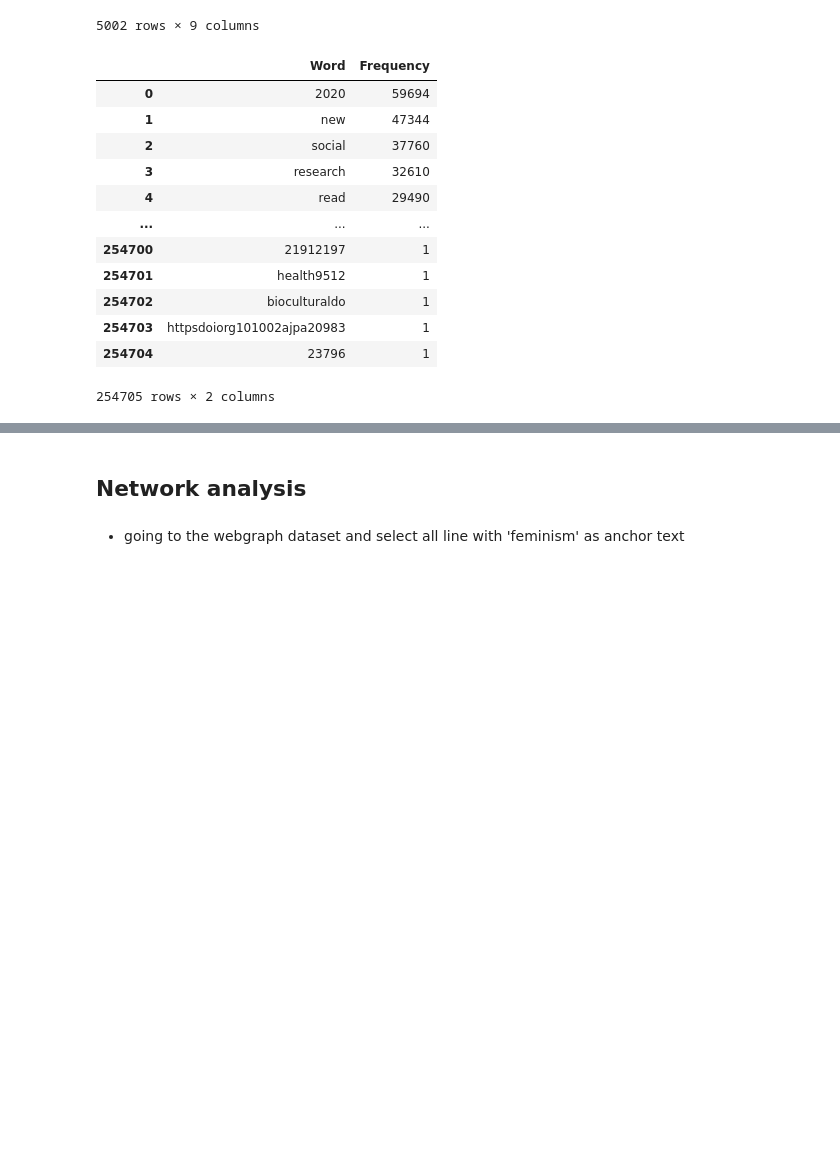
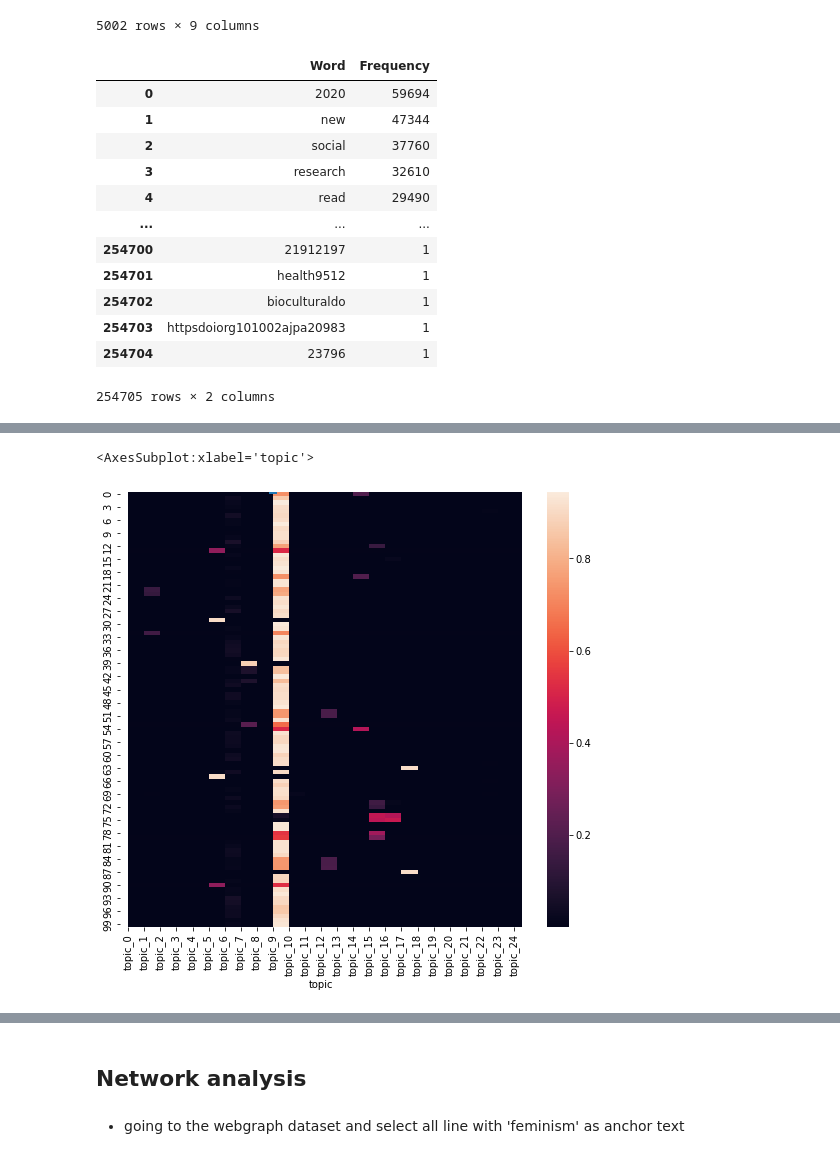
Before and after one commit to inactinique/awac2, a Jupyter notebook: frederic/feminism/feminism.ipynb, the cells around one changed output, grey strips where cells are left out. Drawn from its saved outputs; the diff is of its cells as text; code cells hidden in the pictures; blank space fills up the shorter version.

Commit message:
women / home schooling notebooks + topic modeling

```diff
--- a/frederic/feminism/feminism.ipynb
+++ b/frederic/feminism/feminism.ipynb
@@ -272,0 +528,9 @@ words_count.to_csv('generated/words_count.csv')
+# %%
+# We first initialise a TfidfVectorizer() object and then apply the fit_transform method to the text.
+
+tfidf_vectorizer_en = TfidfVectorizer(strip_accents = 'unicode',stop_words = stop_words_en,lowercase = True,
+                                token_pattern = r'\b[a-zA-Z]{3,}\b', max_df = 0.75, min_df = 0.02)
+
+text_tfidf_en = tfidf_vectorizer_en.fit_transform(raw_text_en)
+
+print(text_tfidf_en.shape)
@@ -272,0 +539,20 @@ words_count.to_csv('generated/words_count.csv')
+# %%
+# We go for LDA
+
+n_topics = 25
+topics_model_en = LatentDirichletAllocation(n_topics, random_state=0)
+topics_model_en.fit(text_tfidf_en)
+
+n_top_words = 25
+feature_names_en = tfidf_vectorizer_en.get_feature_names()
+
+def get_top_words_topic(topic_idx):
+    topic = topics_model_en.components_[topic_idx]
+
+    print( [feature_names_en[i] for i in topic.argsort()[:-n_top_words - 1:-1]] )
+
+for topic_idx, topic in enumerate(topics_model_en.components_):
+    print ("Topic #%d:" % topic_idx )
+    get_top_words_topic(topic_idx)
+dict_topic_name = {i: "topic_"+str(i) for i in range(n_topics)}
+#dict_topic_name = my_dict_topic_name #Define here your own name mapping and uncomment this !    print ("")
@@ -272,0 +577,15 @@ words_count.to_csv('generated/words_count.csv')
+# %%
+dict_topic_name = {i: "topic_"+str(i) for i in range(n_topics)}
+#dict_topic_name = my_dict_topic_name #Define here your own name mapping and uncomment this !
+
+# retrieve the document-topic matrix
+
+document_model = pd.DataFrame(topics_model_en.transform(text_tfidf_en))
+document_model.columns.name = 'topic'
+document_model.rename(columns = dict_topic_name, inplace = True) #naming topics
+
+plt.figure(figsize=(9,8))
+sns.heatmap(document_model.sort_index()[:100]) #we limit here to the first 10 texts
+# %% [output]
+<AxesSubplot:xlabel='topic'>
+[figure, added]
```
Also changed, not shown: parts of 21 cells of this notebook, 2 other files.
